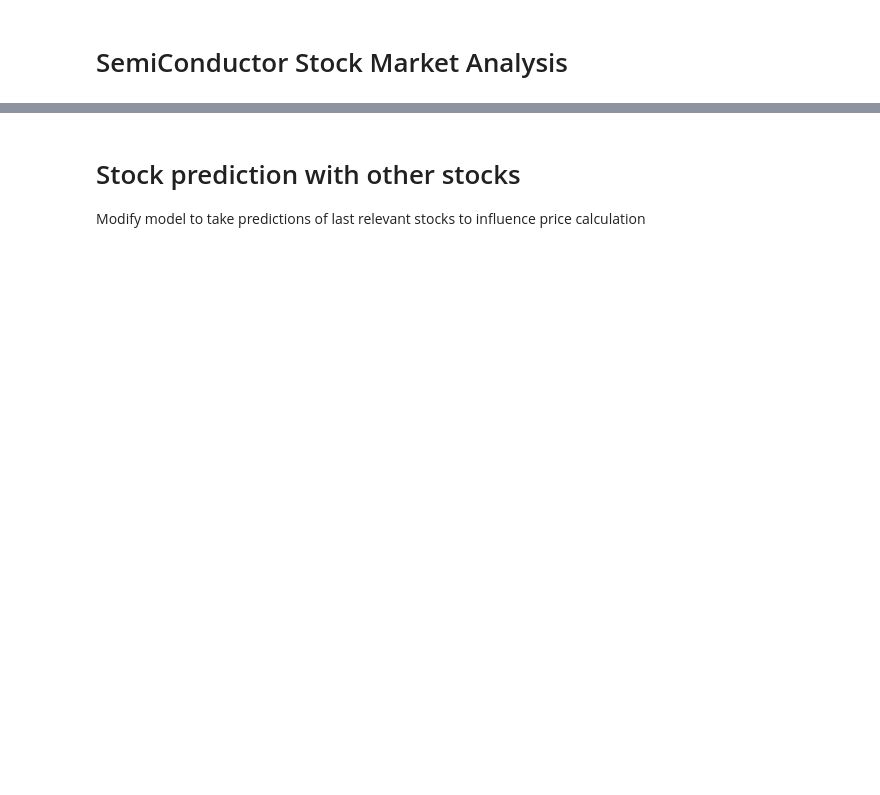
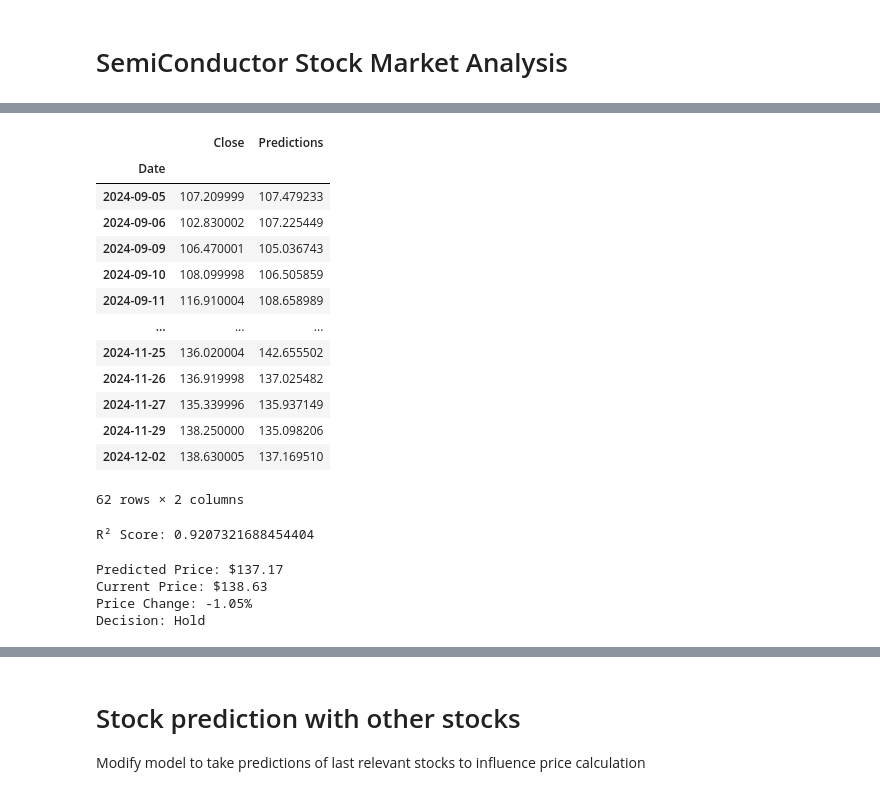
Before and after one commit to Kestrel86/Stock_Analysis, a Jupyter notebook: stock_analysis.ipynb, the cells around one changed output, grey strips where cells are left out. Cells and saved outputs as stored; diff of their text form; code cells hidden in the pictures; blank space fills up the shorter version.

```diff
--- a/stock_analysis.ipynb
+++ b/stock_analysis.ipynb
@@ -111,13 +101,32 @@ def model_data(stock_symbol, epochs=100, batch_size=32, window_size=60):
+# %%
+valid_nvda
+# %% [output]
+|  | Close | Predictions |
+| Date |  |  |
+| 2024-09-05 | 107.209999 | 107.479233 |
+| 2024-09-06 | 102.830002 | 107.225449 |
+| 2024-09-09 | 106.470001 | 105.036743 |
+| 2024-09-10 | 108.099998 | 106.505859 |
+| 2024-09-11 | 116.910004 | 108.658989 |
+| ... | ... | ... |
+| 2024-11-25 | 136.020004 | 142.655502 |
+| 2024-11-26 | 136.919998 | 137.025482 |
+| 2024-11-27 | 135.339996 | 135.937149 |
+| 2024-11-29 | 138.250000 | 135.098206 |
+| 2024-12-02 | 138.630005 | 137.169510 |
+62 rows × 2 columns
+# %%
+r2 = r2_score(valid_nvda['Close'], valid_nvda['Predictions'])
+print(f'R² Score: {r2}')
+# %% [output]
+R² Score: 0.9207321688454404
 # %%
-# # outputs the results from model
-# stock_list = ['NVDA','TSM', 'INTC', 'AVGO', 'QCOM', 'AMD']
+current_price = df_nvda_5['Close'].iloc[-1]
+threshold = 0.03
 
-# df_nvda_3, valid_nvda, pred_nvda = model_data(stock_list[0])
+# predicted_price = float(pred_nvda[-1])
+predicted_price = valid_nvda['Predictions'].iloc[-1]
 
-# current_price = df_nvda_3['Adj Close'].iloc[-1]
-# threshold = 0.03
-
-# predicted_price = pred_nvda[-1]
 # if predicted_price > current_price * (1 + threshold):
 #     print("Consider buying the stock.")
 # elif predicted_price < current_price * (1 - threshold):
@@ -125,4 +134,22 @@ def model_data(stock_symbol, epochs=100, batch_size=32, window_size=60):
 # else:
 #     print("Hold the stock.")
 
-# # takes around 1 minute to predict the next suggestion
+# Decision logic
+price_change = (predicted_price - current_price) / current_price  # Calculate % change
+if price_change > threshold:
+    action = "Buy"
+elif price_change < -threshold:
+    action = "Sell"
+else:
+    action = "Hold"
+
+# Print the decision
+print(f"Predicted Price: ${predicted_price:.2f}")
+print(f"Current Price: ${current_price:.2f}")
+print(f"Price Change: {price_change:.2%}")
+print(f"Decision: {action}")
+# %% [output]
+Predicted Price: $137.17
+Current Price: $138.63
+Price Change: -1.05%
+Decision: Hold
```
Also changed, not shown: parts of 25 cells of this notebook.
